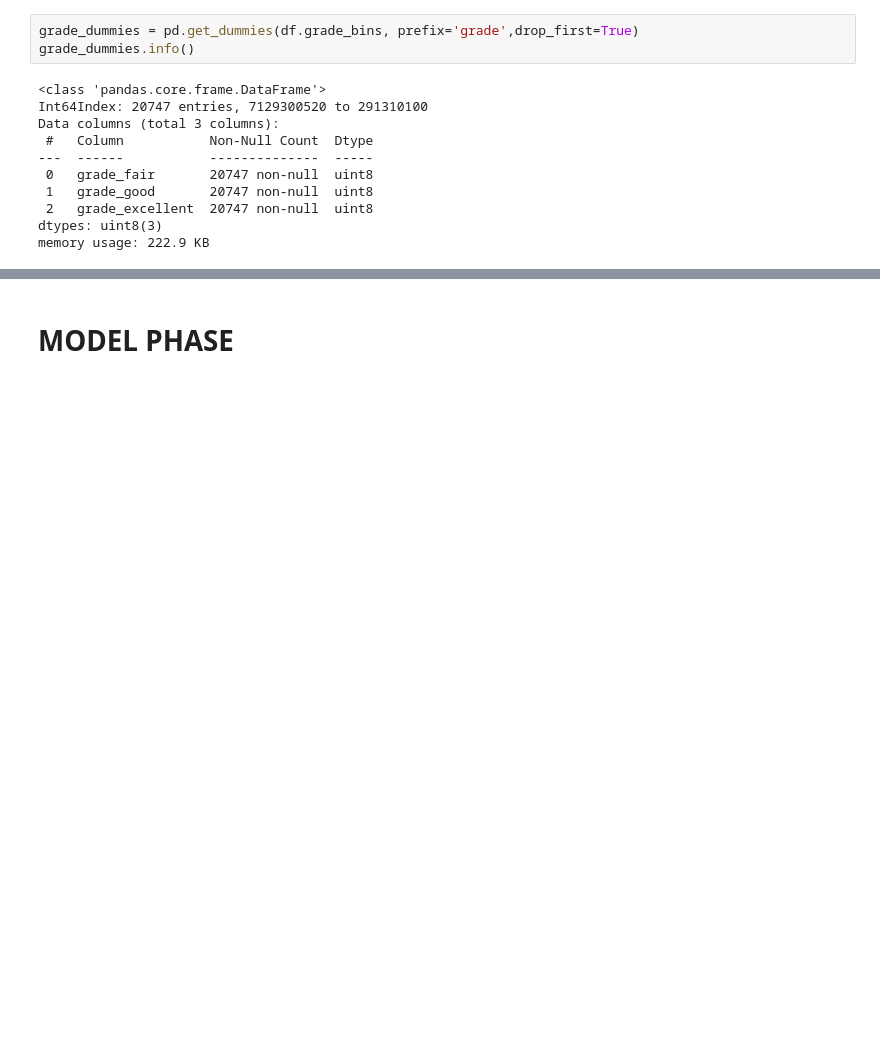
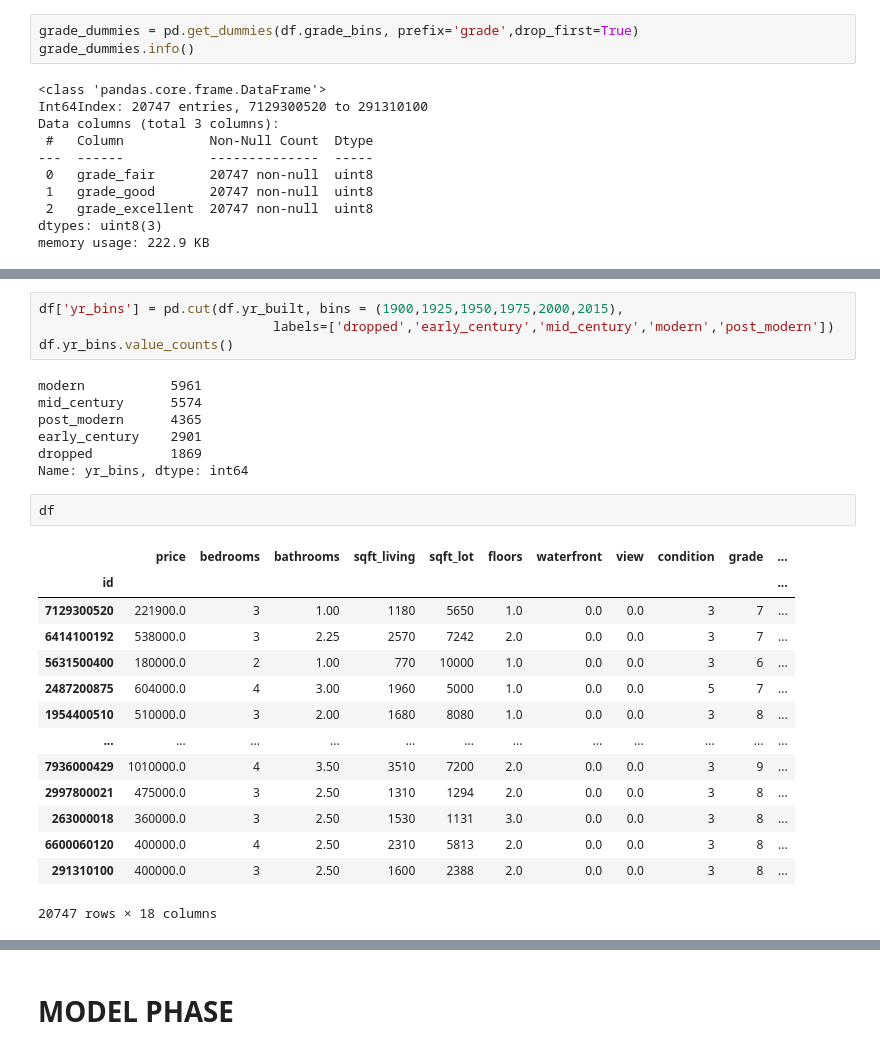
Before and after one commit to emilio027/King-s-County-Housing-Data-Linear-Regression-Analysis, a Jupyter notebook: Main Notebook.ipynb, the cells around one changed output, grey strips where cells are left out. Drawn from its saved outputs; the diff is of its cells as text; blank space fills up the shorter version.

```diff
--- a/Main Notebook.ipynb
+++ b/Main Notebook.ipynb
@@ -907,0 +906,28 @@ memory usage: 222.9 KB
+# %%
+df['yr_bins'] = pd.cut(df.yr_built, bins = (1900,1925,1950,1975,2000,2015),
+                              labels=['dropped','early_century','mid_century','modern','post_modern'])
+df.yr_bins.value_counts()
+# %% [output]
+modern           5961
+mid_century      5574
+post_modern      4365
+early_century    2901
+dropped          1869
+Name: yr_bins, dtype: int64
+# %%
+df
+# %% [output]
+|  | price | bedrooms | bathrooms | sqft_living | sqft_lot | floors | waterfront | view | condition | grade | ... |
+| id |  |  |  |  |  |  |  |  |  |  | ... |
+| 7129300520 | 221900.0 | 3 | 1.00 | 1180 | 5650 | 1.0 | 0.0 | 0.0 | 3 | 7 | ... |
+| 6414100192 | 538000.0 | 3 | 2.25 | 2570 | 7242 | 2.0 | 0.0 | 0.0 | 3 | 7 | ... |
+| 5631500400 | 180000.0 | 2 | 1.00 | 770 | 10000 | 1.0 | 0.0 | 0.0 | 3 | 6 | ... |
+| 2487200875 | 604000.0 | 4 | 3.00 | 1960 | 5000 | 1.0 | 0.0 | 0.0 | 5 | 7 | ... |
+| 1954400510 | 510000.0 | 3 | 2.00 | 1680 | 8080 | 1.0 | 0.0 | 0.0 | 3 | 8 | ... |
+| ... | ... | ... | ... | ... | ... | ... | ... | ... | ... | ... | ... |
+| 7936000429 | 1010000.0 | 4 | 3.50 | 3510 | 7200 | 2.0 | 0.0 | 0.0 | 3 | 9 | ... |
+| 2997800021 | 475000.0 | 3 | 2.50 | 1310 | 1294 | 2.0 | 0.0 | 0.0 | 3 | 8 | ... |
+| 263000018 | 360000.0 | 3 | 2.50 | 1530 | 1131 | 3.0 | 0.0 | 0.0 | 3 | 8 | ... |
+| 6600060120 | 400000.0 | 4 | 2.50 | 2310 | 5813 | 2.0 | 0.0 | 0.0 | 3 | 8 | ... |
+| 291310100 | 400000.0 | 3 | 2.50 | 1600 | 2388 | 2.0 | 0.0 | 0.0 | 3 | 8 | ... |
+20747 rows × 18 columns
```
Also changed, not shown: parts of 38 cells of this notebook.
